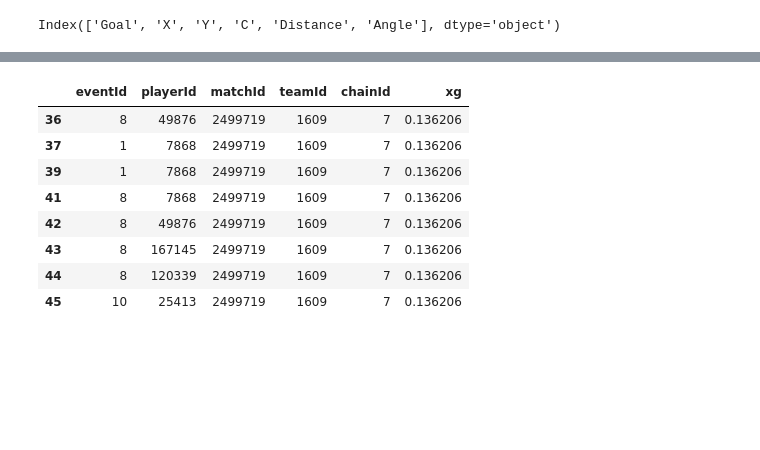
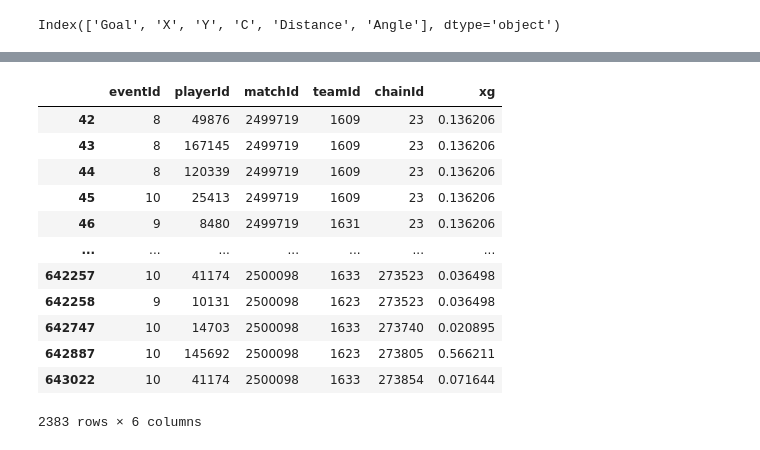
Before and after one commit to rv0lt/MathematicsOfFootball, a Jupyter notebook: asigments2.ipynb, the cells around one changed output, grey strips where cells are left out. Saved outputs shown, nothing was run; the diff lists cells and outputs as text; code cells hidden in the pictures; blank space fills up the shorter version.

```diff
--- a/asigments2.ipynb
+++ b/asigments2.ipynb
@@ -278,10 +204,15 @@ goals
 # %%
-for i,goal in goals.iterrows():
-    xg = goal["xG"]
-    chainId = eventsDfWithChain.at[i,"chainId"]
-    chainEvents = eventsDfWithChain[eventsDfWithChain["chainId"] == chainId]
-    for j,event in chainEvents.iterrows():
-        aux.at[j,"xg"] = xg
+#recorremos todos los goles, y añadimos su XG a todos los elementos de la cadena a la que pertenezca
+def addXg(goals,eventsDfWithChain):
+    for i,goal in goals.iterrows():
+        xg = goal["xG"]
+        chainId = eventsDfWithChain.at[i,"chainId"]
+        chainEvents = eventsDfWithChain[eventsDfWithChain["chainId"] == chainId]
+        for j,event in chainEvents.iterrows():
+            eventsDfWithChain.at[j,"xg"] = xg
+    return eventsDfWithChain
+# %%
+eventsDfWithChain = addXg(goals, eventsDfWithChain)
 # %%
-aux = aux[["eventId", "playerId", "matchId", "teamId", "chainId", "xg"]]
-aux
+eventsDfWithChain = eventsDfWithChain[["eventId", "playerId", "matchId", "teamId", "chainId", "xg"]]
+eventsDFWithChain = eventsDfWithChain[eventsDfWithChain["xg"] > 0]
@@ -302,12 +219,16 @@ aux
-# %%
-aux[aux["chainId"] == 7]
-# %% [output]
-|  | eventId | playerId | matchId | teamId | chainId | xg |
-| 36 | 8 | 49876 | 2499719 | 1609 | 7 | 0.136206 |
-| 37 | 1 | 7868 | 2499719 | 1609 | 7 | 0.136206 |
-| 39 | 1 | 7868 | 2499719 | 1609 | 7 | 0.136206 |
-| 41 | 8 | 7868 | 2499719 | 1609 | 7 | 0.136206 |
-| 42 | 8 | 49876 | 2499719 | 1609 | 7 | 0.136206 |
-| 43 | 8 | 167145 | 2499719 | 1609 | 7 | 0.136206 |
-| 44 | 8 | 120339 | 2499719 | 1609 | 7 | 0.136206 |
-| 45 | 10 | 25413 | 2499719 | 1609 | 7 | 0.136206 |
+# %%
+eventsDFWithChain
+# %% [output]
+|  | eventId | playerId | matchId | teamId | chainId | xg |
+| 42 | 8 | 49876 | 2499719 | 1609 | 23 | 0.136206 |
+| 43 | 8 | 167145 | 2499719 | 1609 | 23 | 0.136206 |
+| 44 | 8 | 120339 | 2499719 | 1609 | 23 | 0.136206 |
+| 45 | 10 | 25413 | 2499719 | 1609 | 23 | 0.136206 |
+| 46 | 9 | 8480 | 2499719 | 1631 | 23 | 0.136206 |
+| ... | ... | ... | ... | ... | ... | ... |
+| 642257 | 10 | 41174 | 2500098 | 1633 | 273523 | 0.036498 |
+| 642258 | 9 | 10131 | 2500098 | 1623 | 273523 | 0.036498 |
+| 642747 | 10 | 14703 | 2500098 | 1633 | 273740 | 0.020895 |
+| 642887 | 10 | 145692 | 2500098 | 1623 | 273805 | 0.566211 |
+| 643022 | 10 | 41174 | 2500098 | 1633 | 273854 | 0.071644 |
+2383 rows × 6 columns
```
Also changed, not shown: parts of 45 cells of this notebook.
